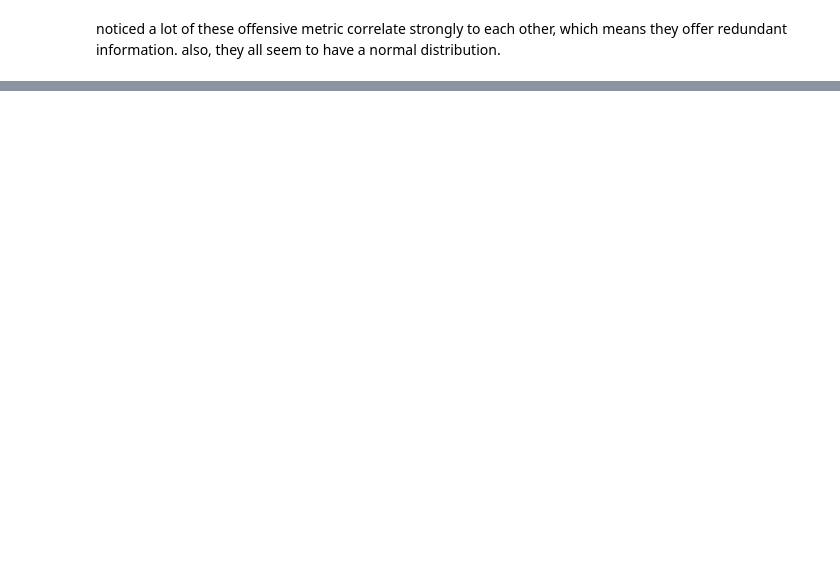
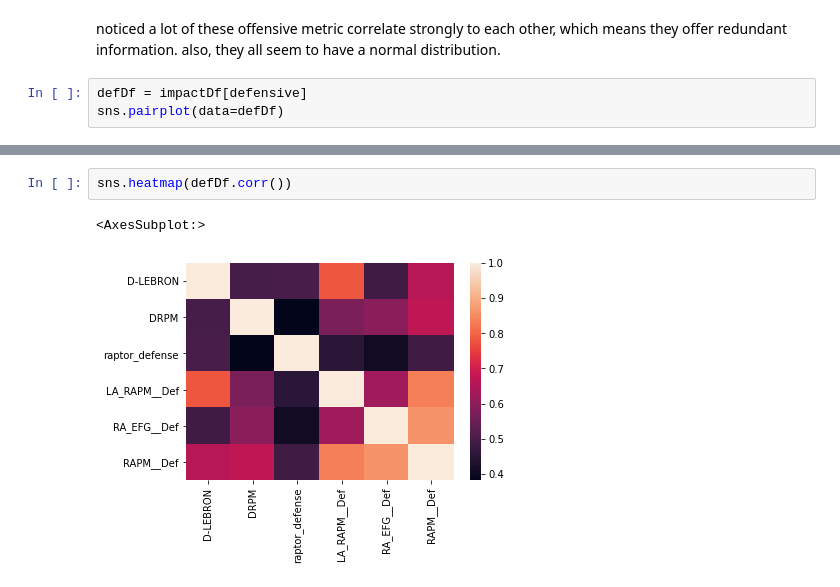
Before and after one commit to ZachLiu519/nba-model, a Jupyter notebook: spring21_data/EDA.ipynb, the cells around one changed output, grey strips where cells are left out. Saved outputs shown, nothing was run; the diff lists cells and outputs as text; blank space fills up the shorter version.

```diff
--- a/spring21_data/EDA.ipynb
+++ b/spring21_data/EDA.ipynb
@@ -36,3 +52,6 @@ sns.pairplot(data=offDf)
 # %% [markdown]
 noticed a lot of these offensive metric correlate strongly to each other, which means they offer redundant information.
 also, they all seem to have a normal distribution.
+# %%
+defDf = impactDf[defensive]
+sns.pairplot(data=defDf)
@@ -38,0 +91,5 @@ also, they all seem to have a normal distribution.
+# %%
+sns.heatmap(defDf.corr())
+# %% [output]
+<AxesSubplot:>
+[figure, added]
```
Also changed, not shown: parts of 15 cells of this notebook, 4 other files.
